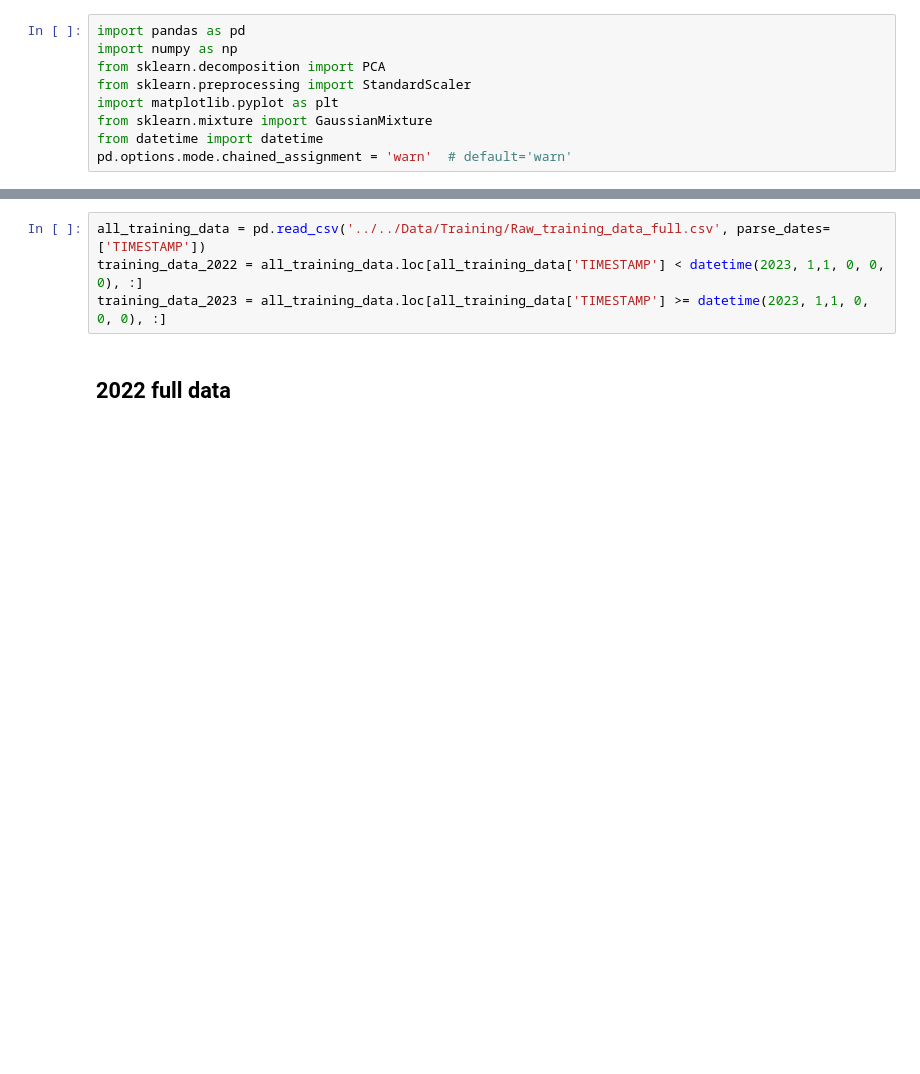
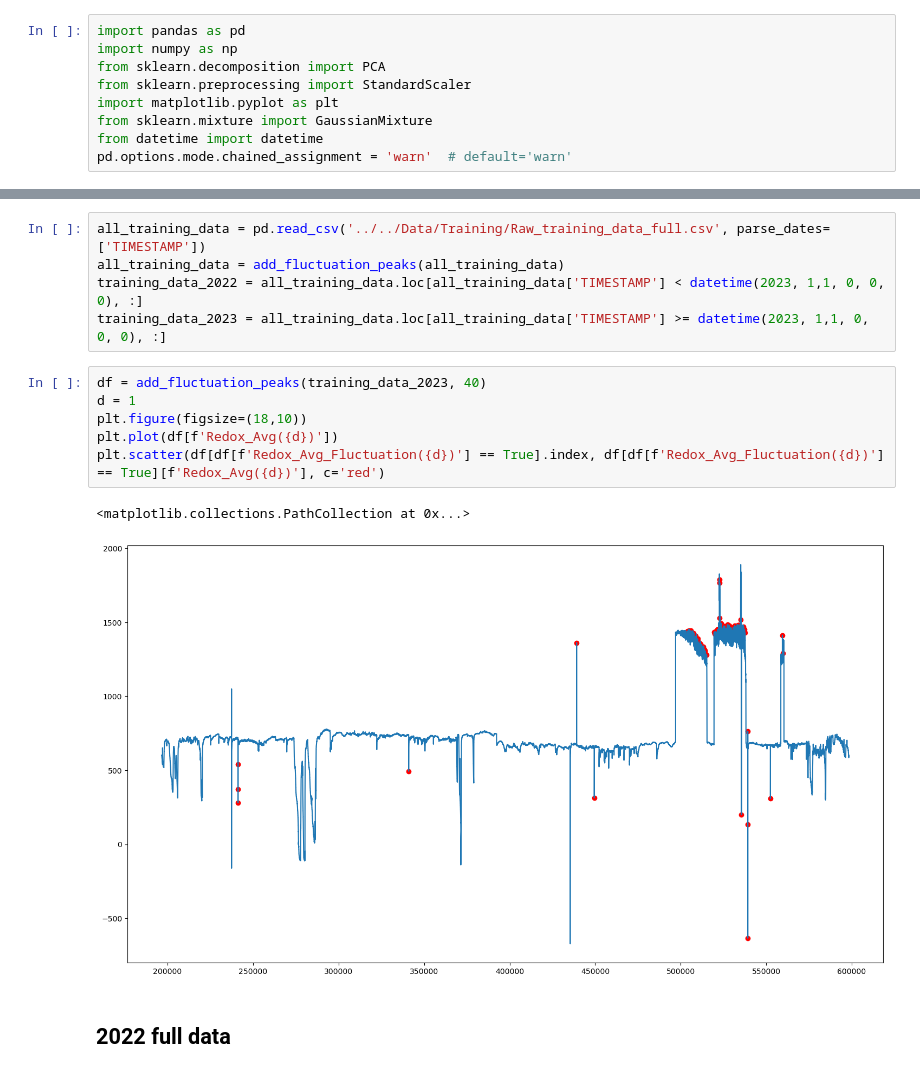
Before and after one commit to ds-redox/redox, a Jupyter notebook: Modeling/gmix.ipynb, the cells around one changed output, grey strips where cells are left out. Drawn from its saved outputs; the diff is of its cells as text; blank space fills up the shorter version.

```diff
--- a/Modeling/gmix.ipynb
+++ b/Modeling/gmix.ipynb
@@ -137,8 +145,18 @@ def get_acc_metrics(acc_metric_dfs: tuple[pd.DataFrame]):
 #     return (anomalys | shifted)
 # %%
 all_training_data = pd.read_csv('../../Data/Training/Raw_training_data_full.csv', parse_dates=['TIMESTAMP'])
+all_training_data = add_fluctuation_peaks(all_training_data)
 training_data_2022 = all_training_data.loc[all_training_data['TIMESTAMP'] < datetime(2023, 1,1, 0, 0, 0), :]
 training_data_2023 = all_training_data.loc[all_training_data['TIMESTAMP'] >= datetime(2023, 1,1, 0, 0, 0), :]
+# %%
+df = add_fluctuation_peaks(training_data_2023, 40)
+d = 1
+plt.figure(figsize=(18,10))
+plt.plot(df[f'Redox_Avg({d})'])
+plt.scatter(df[df[f'Redox_Avg_Fluctuation({d})'] == True].index, df[df[f'Redox_Avg_Fluctuation({d})'] == True][f'Redox_Avg({d})'], c='red')
+# %% [output]
+<matplotlib.collections.PathCollection at 0x...>
+[figure, added]
 # %% [markdown]
 ## 2022 full data
 # %%
```
Also changed, not shown: parts of 7 cells of this notebook.
